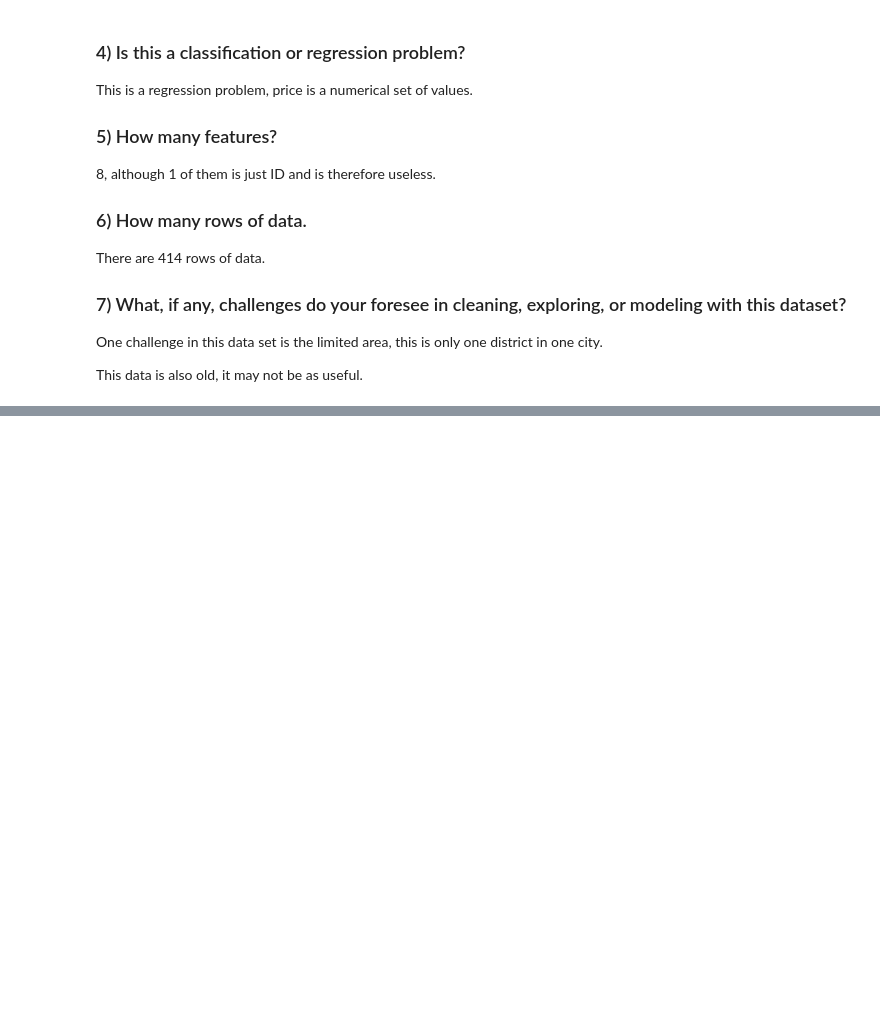
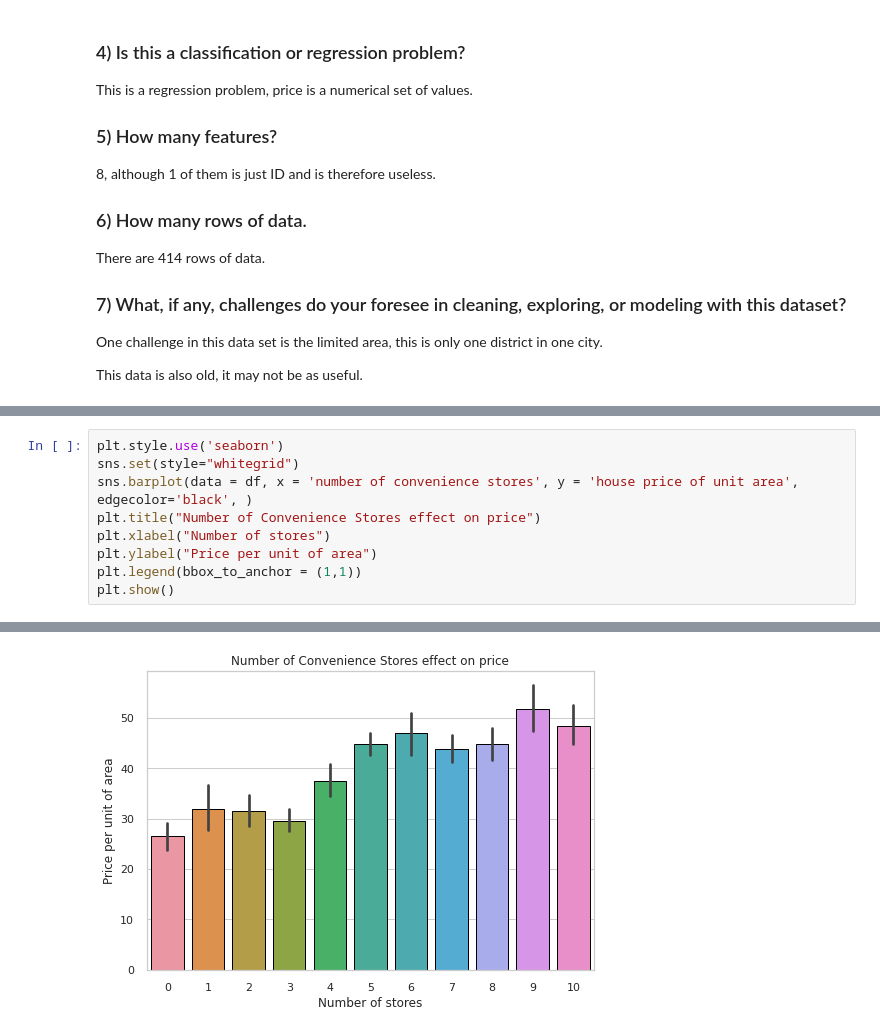
Before and after one commit to blakedshull/datascience, a Jupyter notebook: Project_2.ipynb, the cells around one changed output, grey strips where cells are left out. Drawn from its saved outputs; the diff is of its cells as text; blank space fills up the shorter version.

```diff
--- a/Project_2.ipynb
+++ b/Project_2.ipynb
@@ -462,0 +142,10 @@ This data is also old, it may not be as useful.
+# %%
+plt.style.use('seaborn')
+sns.set(style="whitegrid")
+sns.barplot(data = df, x = 'number of convenience stores', y = 'house price of unit area', edgecolor='black', )
+plt.title("Number of Convenience Stores effect on price")
+plt.xlabel("Number of stores")
+plt.ylabel("Price per unit of area")
+plt.legend(bbox_to_anchor = (1,1))
+plt.show()
+# %% [output]
@@ -462,0 +153 @@ This data is also old, it may not be as useful.
+[figure, added]
```
Also changed, not shown: parts of 63 cells of this notebook.
